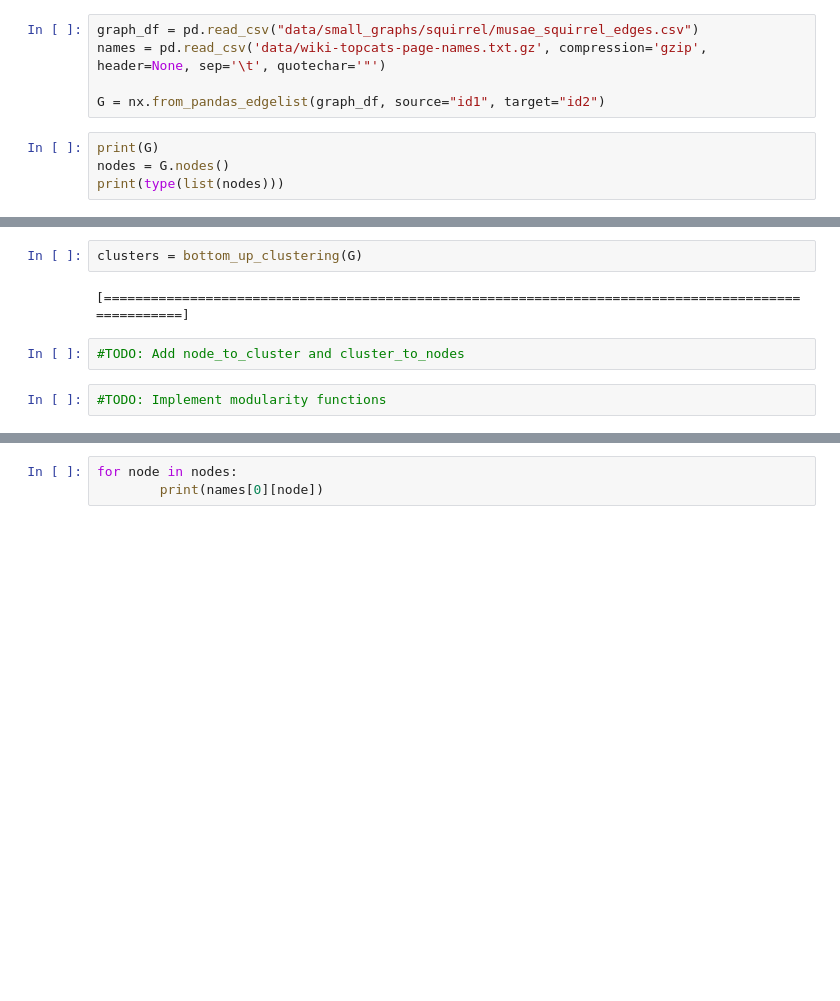
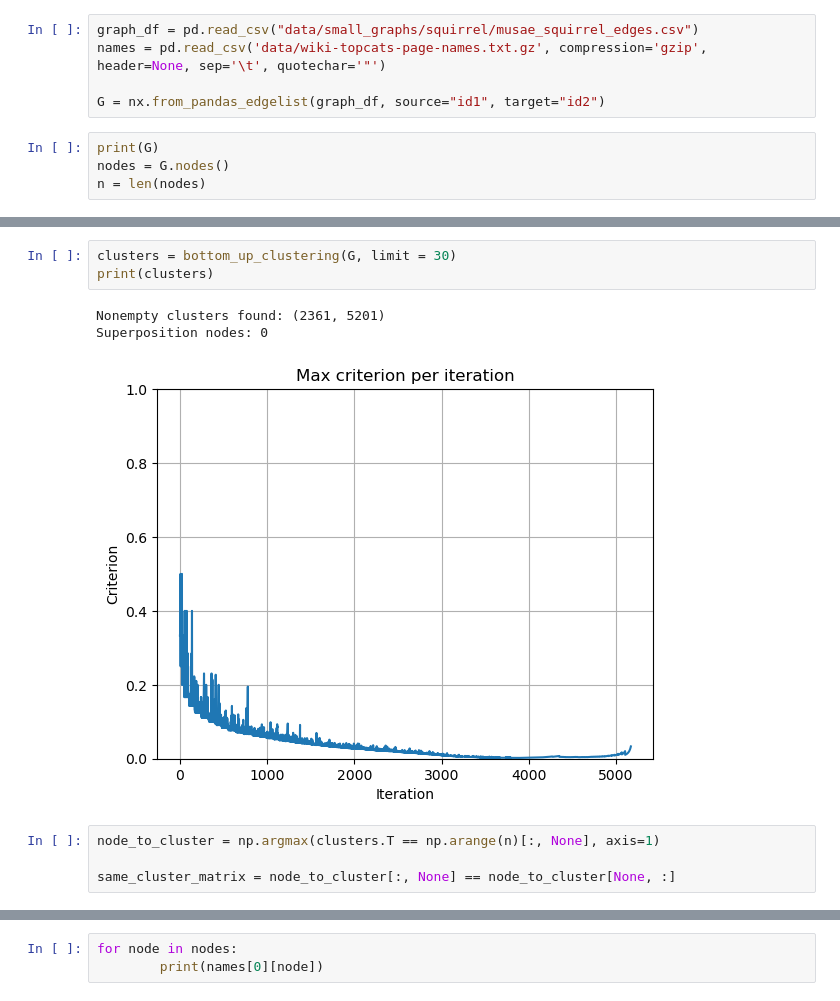
Before and after one commit to MelvinGode/Wikipedia-Clusteing, a Jupyter notebook: bottom_up.ipynb, the cells around one changed output, grey strips where cells are left out. Saved outputs shown, nothing was run; the diff lists cells and outputs as text; blank space fills up the shorter version.

Commit message:
Bugfixes & modularity

```diff
--- a/project.ipynb
+++ b/bottom_up.ipynb
@@ -16,6 +16,6 @@ G = nx.from_pandas_edgelist(graph_df, source="id1", target="id2")
 # %%
 print(G)
 nodes = G.nodes()
-print(type(list(nodes)))
+n = len(nodes)
 # %% [output]
 Graph with 5201 nodes and 198493 edges
@@ -89,8 +185,11 @@ def bottom_up_clustering(G, limit = 50): # Based on n_edges_in/n_edges_out crite
 # %%
-clusters = bottom_up_clustering(G)
+clusters = bottom_up_clustering(G, limit = 30)
+print(clusters)
 # %% [output]
-[====================================================================================================]
+Nonempty clusters found: (2361, 5201)
+Superposition nodes: 0
+[figure, added]
-# %%
-#TODO: Add node_to_cluster and cluster_to_nodes
-# %%
-#TODO: Implement modularity functions
+# %%
+node_to_cluster = np.argmax(clusters.T == np.arange(n)[:, None], axis=1)
+
+same_cluster_matrix = node_to_cluster[:, None] == node_to_cluster[None, :]
```
Also changed, not shown: parts of 9 cells of this notebook.
